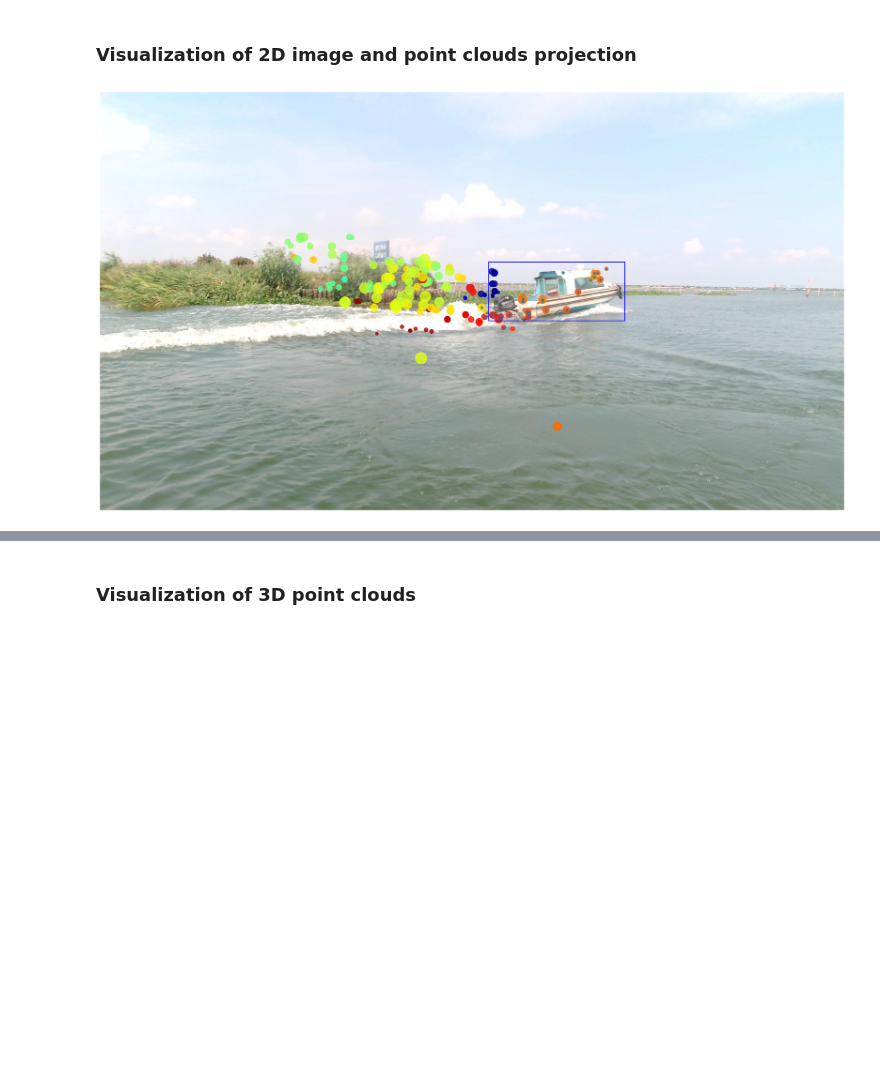
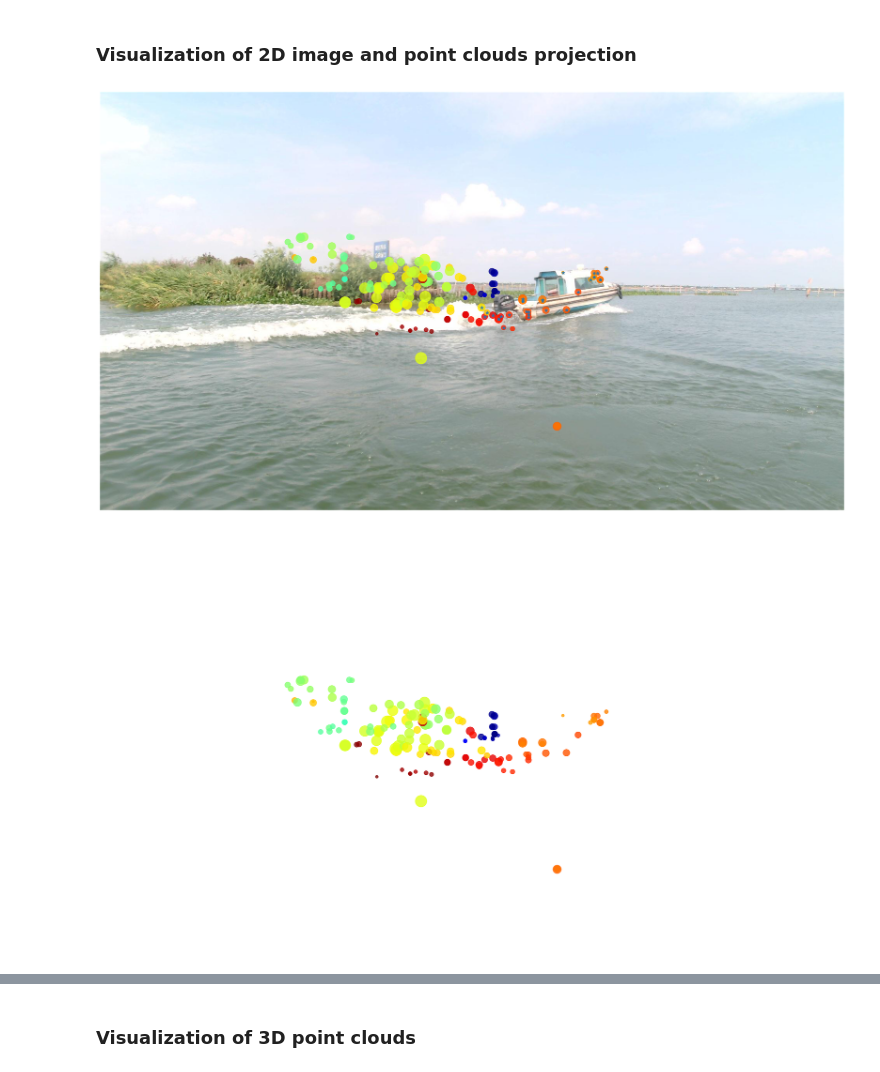
Before and after one commit to WaterScenes/WaterScenes, a Jupyter notebook: Tutorial.ipynb, the cells around one changed output, grey strips where cells are left out. Saved outputs shown, nothing was run; the diff lists cells and outputs as text; code cells hidden in the pictures; blank space fills up the shorter version.

```diff
--- a/Tutorial.ipynb
+++ b/Tutorial.ipynb
@@ -22,11 +22,21 @@ If you are running this notebook in Google Colab, you can uncomment the cell bel
 from WaterScenes.WaterScenes import WaterScenes
 
 dataset_path = "WaterScenes_Samples"
-frame = '1664246698.44130'
+dataset_path = "/data/waterscenes/all"
+# frame = '1664246698.44130'
+frame = '1669618543.86781'
+frame = '1669618918.52847'
+frame = '1669618921.02744'
+frame = '1669618546.36735'
+# frame = '1669618611.31674'
 waterscenes = WaterScenes(dataset_path, frame)
 # %% [markdown]
 ### Visualization of 2D image and point clouds projection
 # %%
-waterscenes.visualization(show_labels=True, show_radar_label=True, show_radar=True, plot_figure=True, save_figure=True)
+waterscenes.visualization(show_labels=False, show_radar_label=True, show_radar=True, show_radar_on_blank=False, plot_figure=True, save_figure=True)
+waterscenes.visualization(show_labels=False, show_radar_label=False, show_radar=True, show_radar_on_blank=True, plot_figure=True, save_figure=True)
+
+waterscenes.generate_radar_map()
 # %% [output]
-[figure, old version]
+[figure, new version]
+[figure, added]
```
Also changed, not shown: parts of 2 cells of this notebook, 3 other files.
